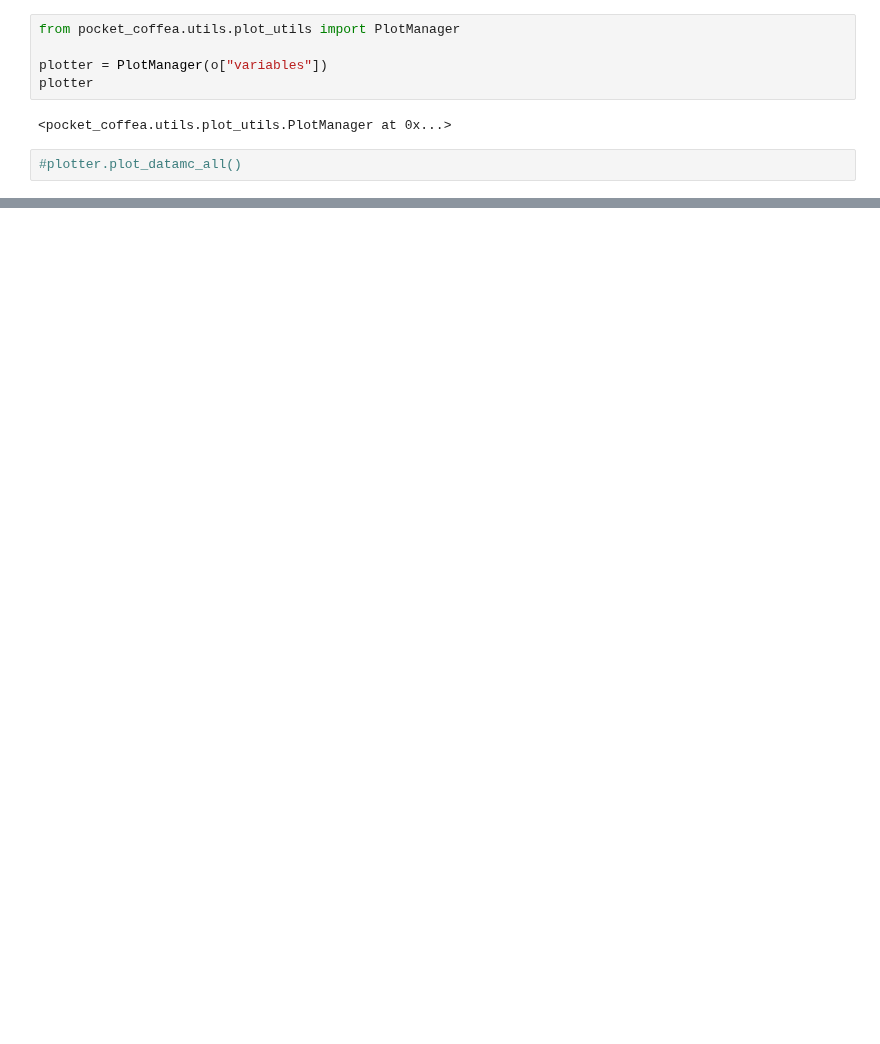
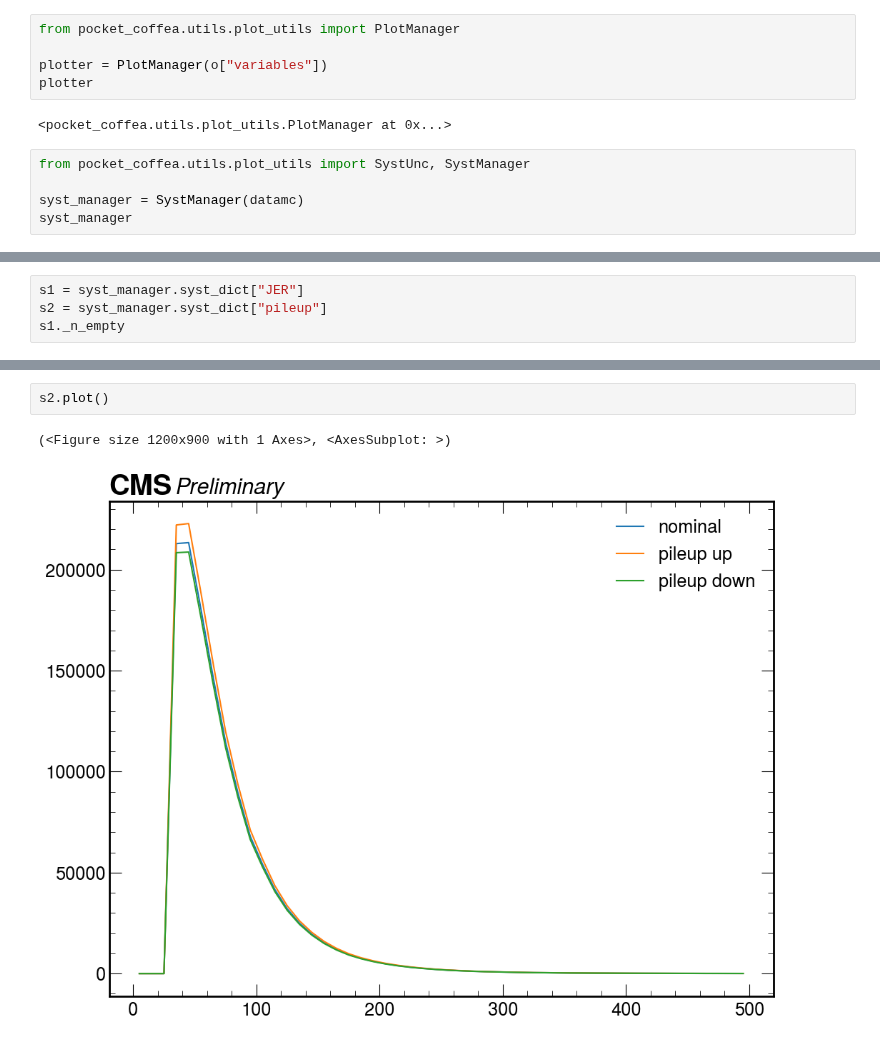
Before and after one commit to PocketCoffea/PocketCoffea, a Jupyter notebook: notebooks/plotting/test_DataMC.ipynb, the cells around one changed output, grey strips where cells are left out. Saved outputs shown, nothing was run; the diff lists cells and outputs as text; blank space fills up the shorter version.

Commit message:
Notebook to test the plotting code

```diff
--- a/notebooks/plotting/test_DataMC.ipynb
+++ b/notebooks/plotting/test_DataMC.ipynb
@@ -89,4 +89,7 @@ plotter
 # %% [output]
 <pocket_coffea.utils.plot_utils.PlotManager at 0x...>
 # %%
-#plotter.plot_datamc_all()
+from pocket_coffea.utils.plot_utils import SystUnc, SystManager
+
+syst_manager = SystManager(datamc)
+syst_manager
@@ -92,0 +199,4 @@ plotter
+# %%
+s1 = syst_manager.syst_dict["JER"]
+s2 = syst_manager.syst_dict["pileup"]
+s1._n_empty
@@ -92,0 +282,5 @@ plotter
+# %%
+s2.plot()
+# %% [output]
+(<Figure size 1200x900 with 1 Axes>, <AxesSubplot: >)
+[figure, added]
```
Also changed, not shown: parts of 25 cells of this notebook.
